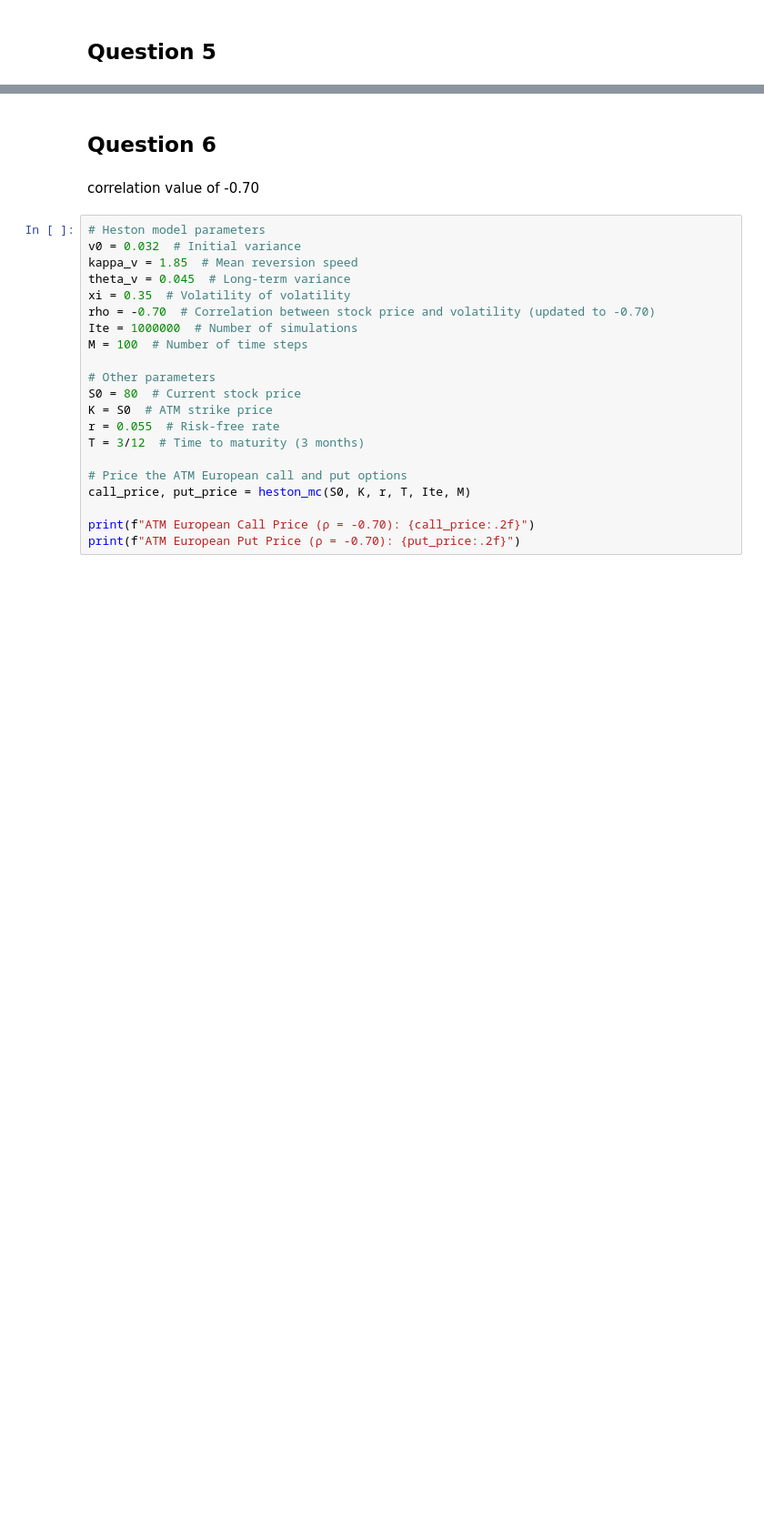
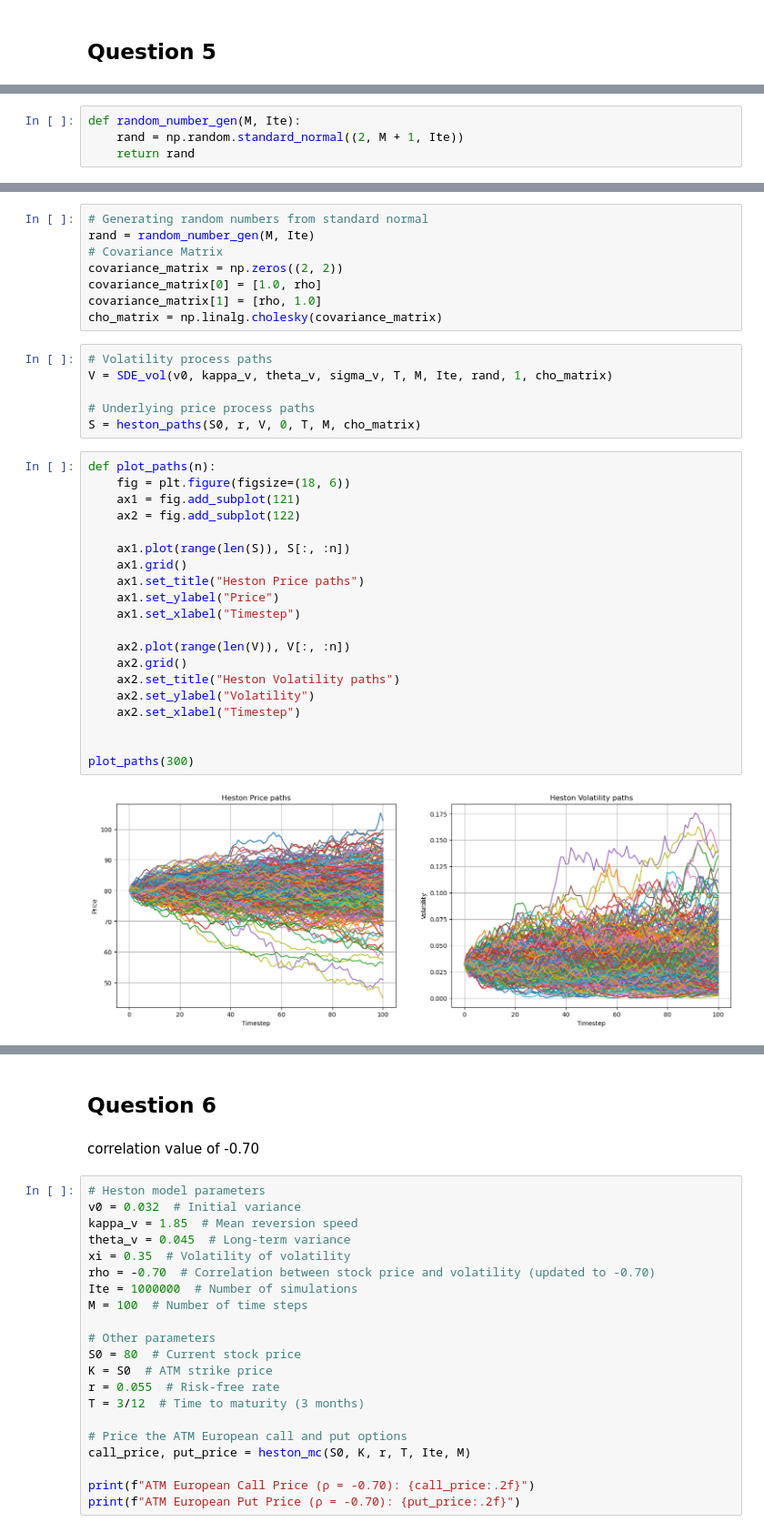
Before and after one commit to SboneloMdluli/Financial-Engineering-Forum-Posts, a Jupyter notebook: stochastic_pricing.ipynb, the cells around one changed output, grey strips where cells are left out. Shown at 91% size. Saved outputs shown, nothing was run; the diff lists cells and outputs as text; blank space fills up the shorter version.

Commit message:
add heston visualisation

```diff
--- a/stochastic_pricing.ipynb
+++ b/stochastic_pricing.ipynb
@@ -20,0 +56,4 @@ correlation value of -0.30
+# %%
+def random_number_gen(M, Ite):
+    rand = np.random.standard_normal((2, M + 1, Ite))
+    return rand
@@ -21 +77,37 @@ correlation value of -0.30
+# %%
+# Generating random numbers from standard normal
+rand = random_number_gen(M, Ite)
+# Covariance Matrix
+covariance_matrix = np.zeros((2, 2))
+covariance_matrix[0] = [1.0, rho]
+covariance_matrix[1] = [rho, 1.0]
+cho_matrix = np.linalg.cholesky(covariance_matrix)
+# %%
+# Volatility process paths
+V = SDE_vol(v0, kappa_v, theta_v, sigma_v, T, M, Ite, rand, 1, cho_matrix)
+
+# Underlying price process paths
+S = heston_paths(S0, r, V, 0, T, M, cho_matrix)
+# %%
+def plot_paths(n):
+    fig = plt.figure(figsize=(18, 6))
+    ax1 = fig.add_subplot(121)
+    ax2 = fig.add_subplot(122)
+
+    ax1.plot(range(len(S)), S[:, :n])
+    ax1.grid()
+    ax1.set_title("Heston Price paths")
+    ax1.set_ylabel("Price")
+    ax1.set_xlabel("Timestep")
+
+    ax2.plot(range(len(V)), V[:, :n])
+    ax2.grid()
+    ax2.set_title("Heston Volatility paths")
+    ax2.set_ylabel("Volatility")
+    ax2.set_xlabel("Timestep")
+
+
+plot_paths(300)
+# %% [output]
+[figure, added]
 # %%
```
Also changed, not shown: parts of 14 cells of this notebook.
